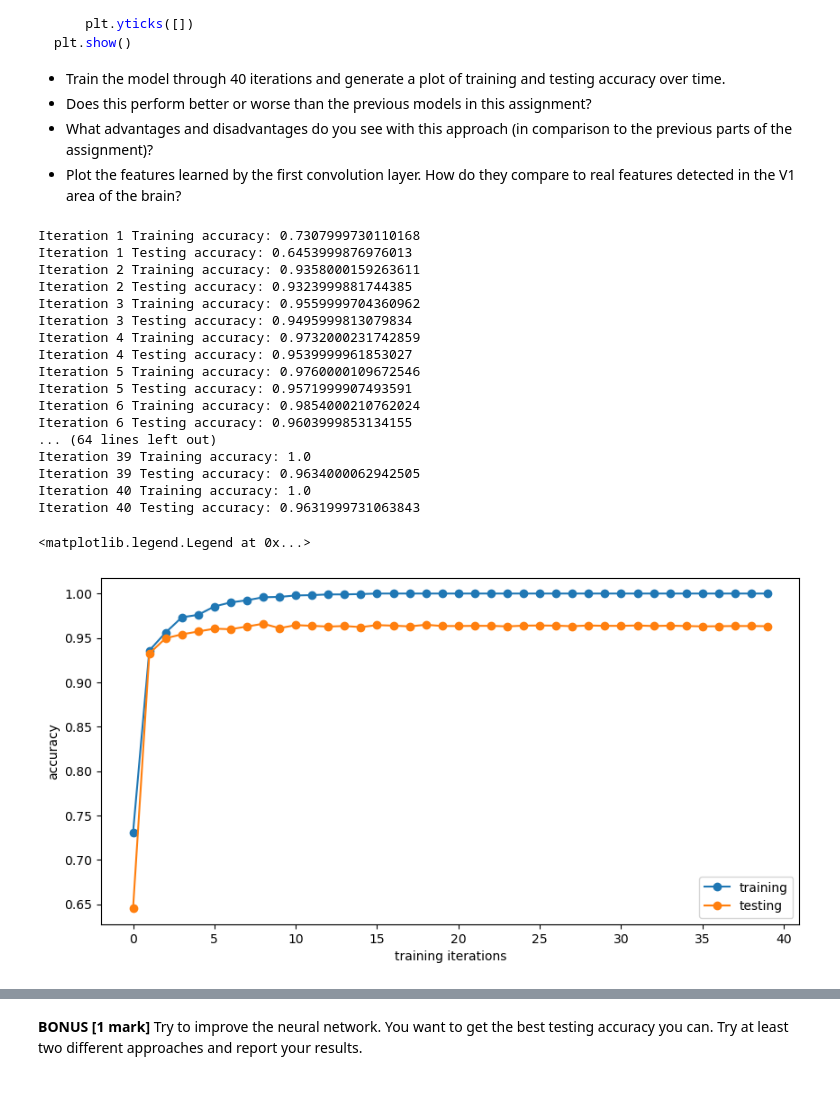
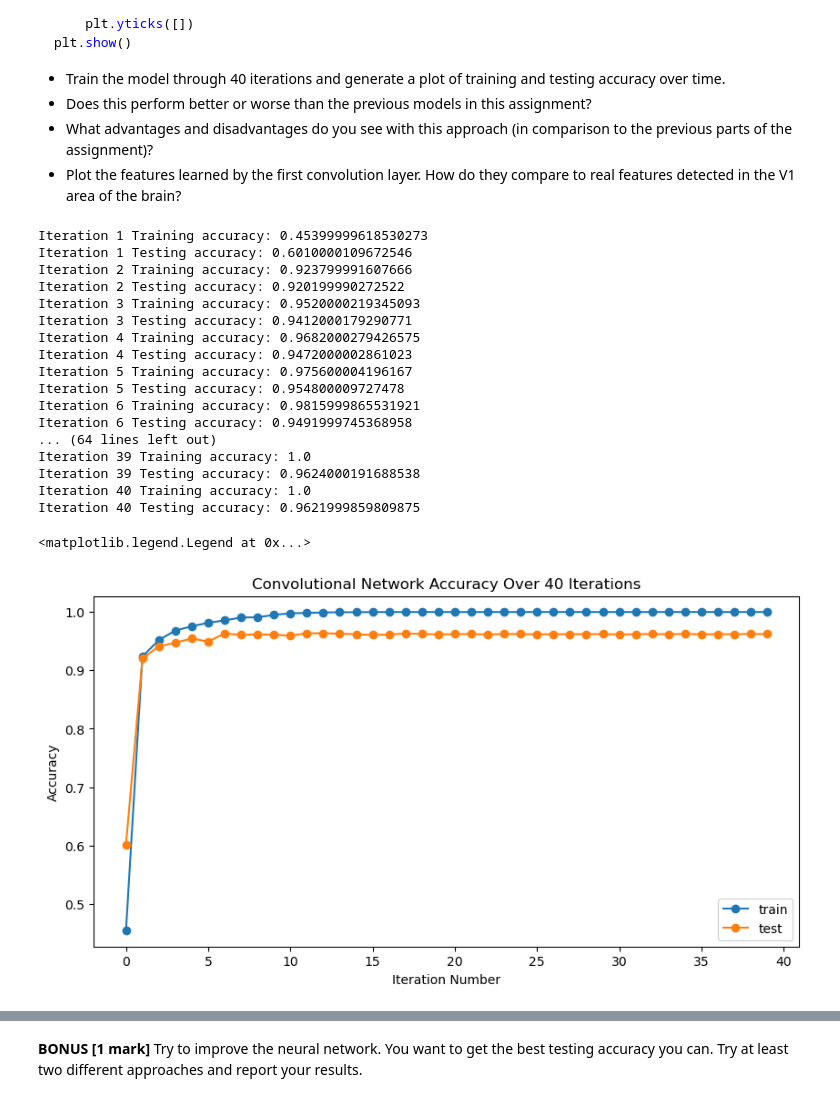
Before and after one commit to kateharvey/SYDE552, a Jupyter notebook: Assignments/syde552-assignment2.ipynb, the cells around one changed output, grey strips where cells are left out. Saved outputs shown, nothing was run; the diff lists cells and outputs as text; code cells hidden in the pictures.

```diff
--- a/Assignments/syde552-assignment2.ipynb
+++ b/Assignments/syde552-assignment2.ipynb
@@ -250,13 +250,12 @@ X_train_noisy, X_test_noisy = X_noisy[:N], X_noisy[N:]
 T_train, T_test = T[:N], T[N:]
 # %%
 # repeat the steps above in 2b):
-lambda_values = np.logspace(-5, 5, 11) # create 11 values of lambda from 10^-5 to 10^5
-acc_train_noisy = np.zeros(11)
-acc_test_noisy = np.zeros(11)
+lambda_values = np.logspace(-4, 5, 10) # create 11 values of lambda from 10^-4 to 10^5
+acc_train_noisy = np.zeros(10)
+acc_test_noisy = np.zeros(10)
 
 for i, lambd in enumerate(lambda_values):
-    W = torch.pinverse(X_train_noisy.T @ X_train_noisy + lambd*I) @ (X_train_noisy.T @ T_train)
-        ###### singular matrix error with torch.inverse
+    W = torch.inverse(X_train_noisy.T @ X_train_noisy + lambd*I) @ (X_train_noisy.T @ T_train)
     Y_train_noisy = X_train_noisy @ W
     Y_test_noisy = X_test_noisy @ W
     acc_train_noisy[i] = torch.sum(torch.argmax(Y_train_noisy, axis=1)==torch.argmax(T_train, axis=1))/len(Y_train_noisy)
@@ -331,9 +330,9 @@ N = 5000
 X_train_corrected, X_test_corrected = X_corrected[:N], X_corrected[N:]
 T_train, T_test = T[:N], T[N:]
 # %%
-lambda_values = np.logspace(-5, 5, 11) # create 11 values of lambda from 10^-5 to 10^5
-acc_train_corrected = np.zeros(11)
-acc_test_corrected = np.zeros(11)
+lambda_values = np.logspace(-4, 5, 10) # create 11 values of lambda from 10^-4 to 10^5
+acc_train_corrected = np.zeros(10)
+acc_test_corrected = np.zeros(10)
 
 for i, lambd in enumerate(lambda_values):
     W = torch.pinverse(X_train_corrected.T @ X_train_corrected + lambd*I) @ (X_train_corrected.T @ T_train)
@@ -520,9 +519,9 @@ def continue_training(train_list, test_list):
             pred = output.data.max(1, keepdim=True)[1]           # compute which output is largest
             correct += pred.eq(target.data.view_as(pred)).sum()  # compute the number of correct outputs
     # update the list of training accuracy values
-    score = float(correct/len(train_loader.dataset))
-    train_list.append(score)
-    print('Iteration', len(train_list), 'Training accuracy:', score)
+    train_score = float(correct/len(train_loader.dataset))
+    train_list.append(train_score)
+    print(f'Iteration {len(train_list)} of 10 - training accuracy: {train_score:.4f}')
 
     correct = 0
     network.eval()
@@ -530,10 +529,11 @@ def continue_training(train_list, test_list):
         output = network(data)                               # feed in the data
         pred = output.data.max(1, keepdim=True)[1]           # compute which output is largest
         correct += pred.eq(target.data.view_as(pred)).sum()  # compute the number of correct outputs
+
     # update the list of testing accuracy values
-    score = float(correct/len(test_loader.dataset))
-    test_list.append(score)
-    print('Iteration', len(test_list), 'Testing accuracy:', score)
+    test_score = float(correct/len(test_loader.dataset))
+    test_list.append(test_score)
+    print(f'Iteration {len(test_list)} of 10 - testing accuracy: {test_score:.4f}')
 # %%
 # variables to keep track of the training and testing accuracy
 accuracy_train_3a = []
@@ -725,42 +745,42 @@ class Net(nn.Module):
         return F.log_softmax(x)
 # %%
 # train for 40 iterations, plot train and test accuracy over time:
-network = Net()
+network = ConvNet()
 optimizer = torch.optim.SGD(network.parameters(), lr=LR, momentum=MOMENTUM)
 accuracy_train_3d = []
 accuracy_test_3d = []
 
-for i in range(40):
-    continue_training(accuracy_train_3d, accuracy_test_3d)
+continue_training(accuracy_train_3d, accuracy_test_3d, num_iters=40)
 # %% [output]
-Iteration 1 Training accuracy: 0.7307999730110168
-Iteration 1 Testing accuracy: 0.6453999876976013
-Iteration 2 Training accuracy: 0.9358000159263611
-Iteration 2 Testing accuracy: 0.9323999881744385
-Iteration 3 Training accuracy: 0.9559999704360962
-Iteration 3 Testing accuracy: 0.9495999813079834
-Iteration 4 Training accuracy: 0.9732000231742859
-Iteration 4 Testing accuracy: 0.9539999961853027
-Iteration 5 Training accuracy: 0.9760000109672546
-Iteration 5 Testing accuracy: 0.9571999907493591
-Iteration 6 Training accuracy: 0.9854000210762024
-Iteration 6 Testing accuracy: 0.9603999853134155
+Iteration 1 Training accuracy: 0.45399999618530273
+Iteration 1 Testing accuracy: 0.6010000109672546
+Iteration 2 Training accuracy: 0.923799991607666
+Iteration 2 Testing accuracy: 0.920199990272522
+Iteration 3 Training accuracy: 0.9520000219345093
+Iteration 3 Testing accuracy: 0.9412000179290771
+Iteration 4 Training accuracy: 0.9682000279426575
+Iteration 4 Testing accuracy: 0.9472000002861023
+Iteration 5 Training accuracy: 0.975600004196167
+Iteration 5 Testing accuracy: 0.954800009727478
+Iteration 6 Training accuracy: 0.9815999865531921
+Iteration 6 Testing accuracy: 0.9491999745368958
 ... (64 lines left out)
 Iteration 39 Training accuracy: 1.0
-Iteration 39 Testing accuracy: 0.9634000062942505
+Iteration 39 Testing accuracy: 0.9624000191688538
 Iteration 40 Training accuracy: 1.0
-Iteration 40 Testing accuracy: 0.9631999731063843
+Iteration 40 Testing accuracy: 0.9621999859809875
 # %%
 # plot train and test accuracy vs. iteration:
 fig, ax = plt.subplots(figsize=(10,5))
-ax.plot(accuracy_train_3d, 'o-', label='training')
-ax.plot(accuracy_test_3d, 'o-', label='testing')
-ax.set_xlabel('training iterations')
-ax.set_ylabel('accuracy')
+ax.plot(accuracy_train_3d, 'o-', label='train')
+ax.plot(accuracy_test_3d, 'o-', label='test')
+ax.set_title('Convolutional Network Accuracy Over 40 Iterations')
+ax.set_xlabel('Iteration Number')
+ax.set_ylabel('Accuracy')
 ax.legend()
 # %% [output]
 <matplotlib.legend.Legend at 0x...>
-[figure, old version]
+[figure, new version]
 # %%
 # plot the features learned by the first convolution layer:
 plt.figure(figsize=(12,5))
```
Also changed, not shown: parts of 23 cells of this notebook.
